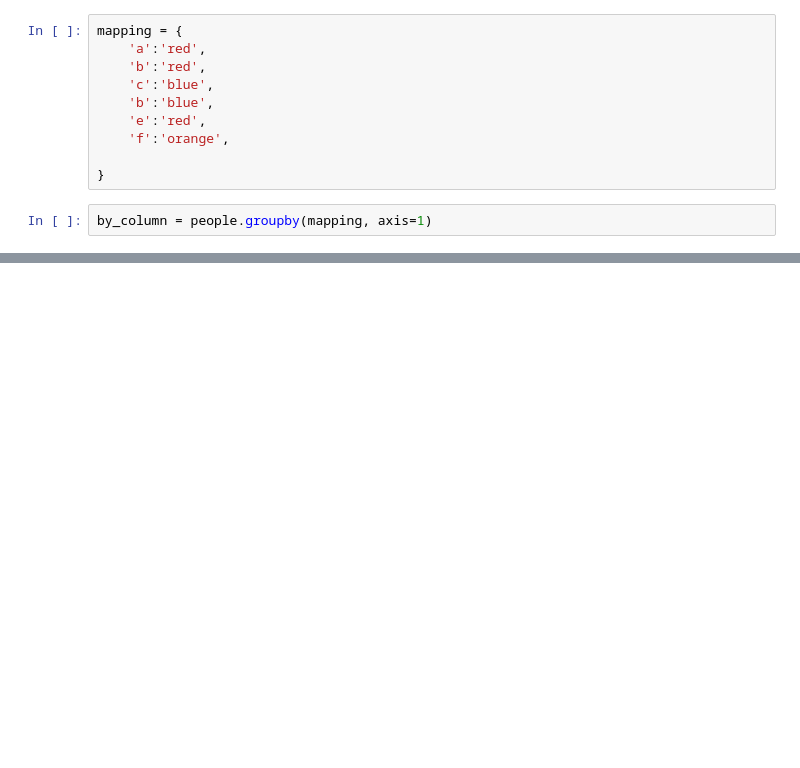
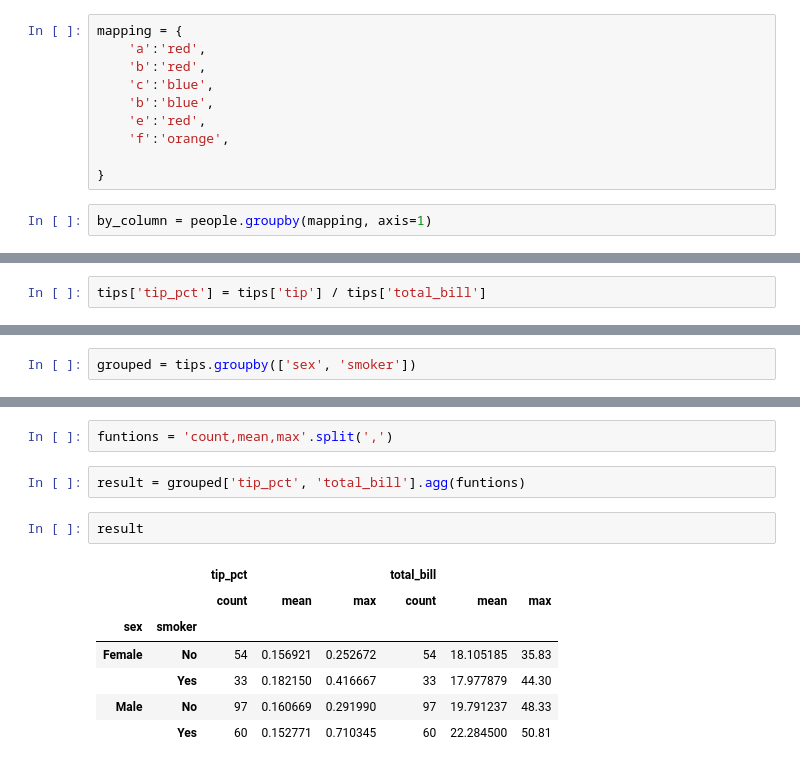
Before and after one commit to gloryfromca/PythonforDataAnalysis, a Jupyter notebook: Python_data_analysis_chapter_8.ipynb, the cells around one changed output, grey strips where cells are left out. Drawn from its saved outputs; the diff is of its cells as text; blank space fills up the shorter version.

```diff
--- a/Python_data_analysis_chapter_8.ipynb
+++ b/Python_data_analysis_chapter_8.ipynb
@@ -291,0 +446,2 @@ by_column.sum()
+# %%
+tips['tip_pct'] = tips['tip'] / tips['total_bill']
@@ -291,0 +459,2 @@ by_column.sum()
+# %%
+grouped = tips.groupby(['sex', 'smoker'])
@@ -291,0 +490,14 @@ by_column.sum()
+# %%
+funtions = 'count,mean,max'.split(',')
+# %%
+result = grouped['tip_pct', 'total_bill'].agg(funtions)
+# %%
+result
+# %% [output]
+|  |  | tip_pct |  |  | total_bill |  |  |
+|  |  | count | mean | max | count | mean | max |
+| sex | smoker |  |  |  |  |  |  |
+| Female | No | 54 | 0.156921 | 0.252672 | 54 | 18.105185 | 35.83 |
+|  | Yes | 33 | 0.182150 | 0.416667 | 33 | 17.977879 | 44.30 |
+| Male | No | 97 | 0.160669 | 0.291990 | 97 | 19.791237 | 48.33 |
+|  | Yes | 60 | 0.152771 | 0.710345 | 60 | 22.284500 | 50.81 |
```
Also changed, not shown: parts of 55 cells of this notebook.
